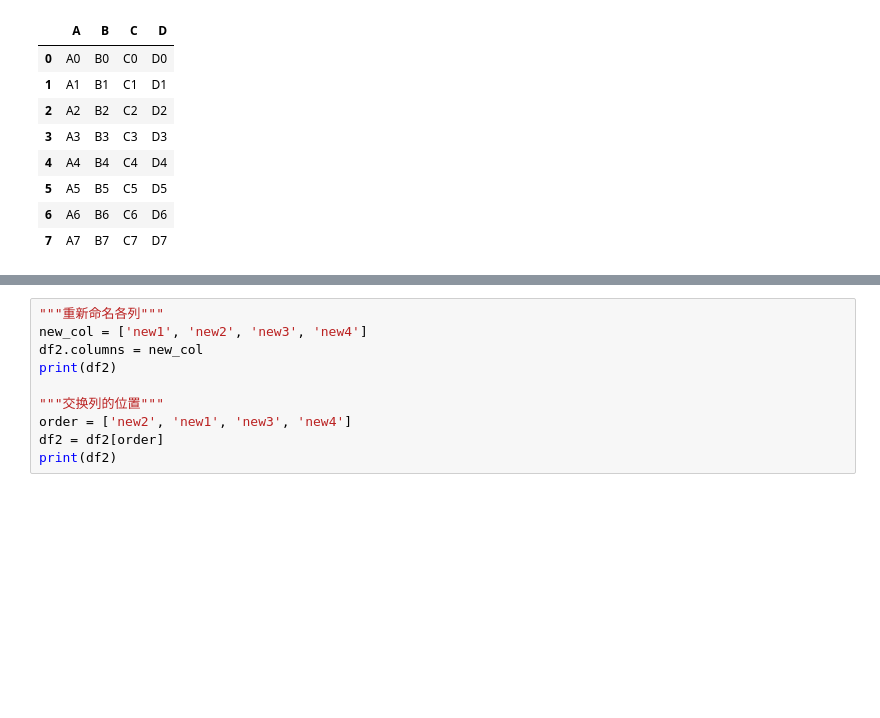
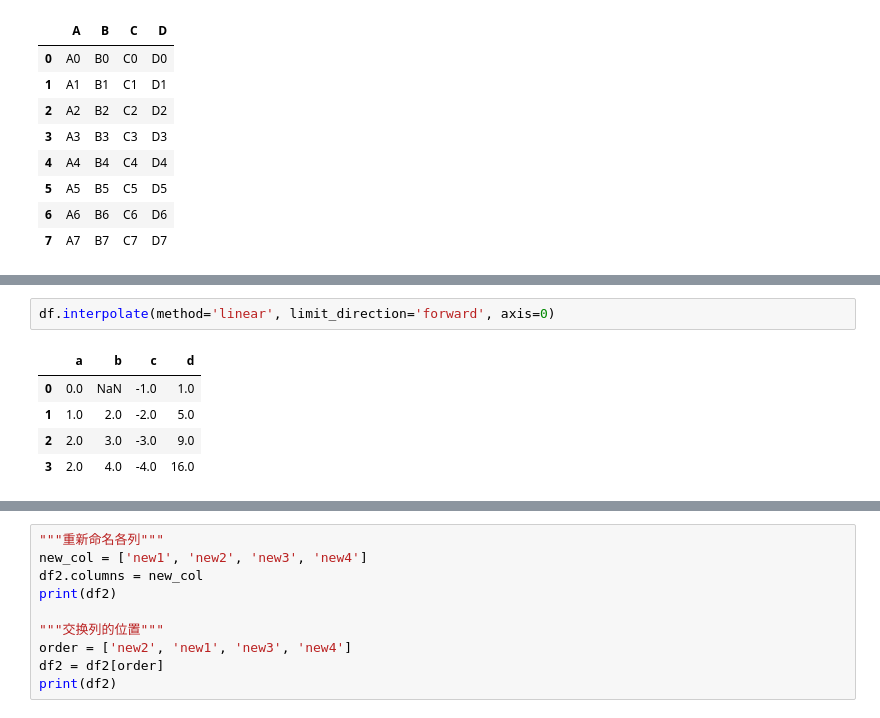
Before and after one commit to iHeadWater/hydrus, a Jupyter notebook: 2-pandas-examples/basic-pandas.ipynb, the cells around one changed output, grey strips where cells are left out. Cells and saved outputs as stored; diff of their text form; blank space fills up the shorter version.

```diff
--- a/2-pandas-examples/basic-pandas.ipynb
+++ b/2-pandas-examples/basic-pandas.ipynb
@@ -456,0 +700,8 @@ result
+# %%
+df.interpolate(method='linear', limit_direction='forward', axis=0)
+# %% [output]
+|  | a | b | c | d |
+| 0 | 0.0 | NaN | -1.0 | 1.0 |
+| 1 | 1.0 | 2.0 | -2.0 | 5.0 |
+| 2 | 2.0 | 3.0 | -3.0 | 9.0 |
+| 3 | 2.0 | 4.0 | -4.0 | 16.0 |
```
Also changed, not shown: parts of 51 cells of this notebook, 5 other files.
